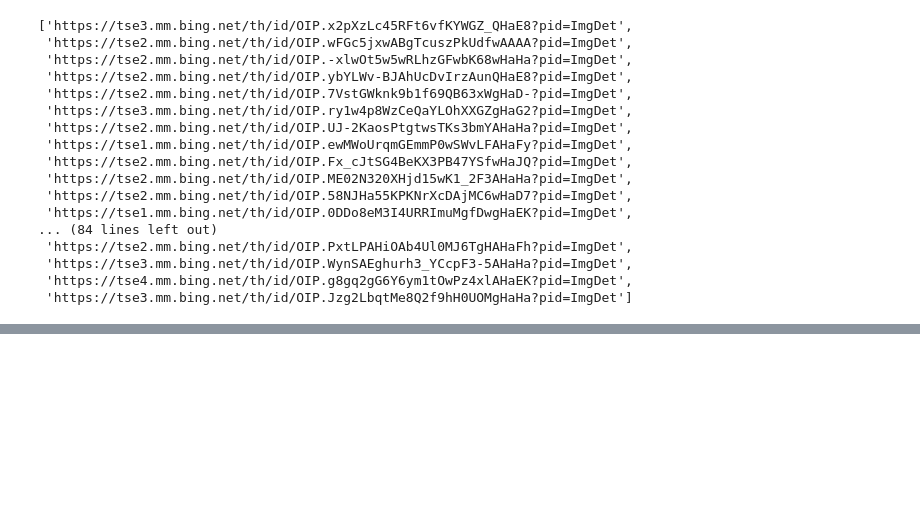
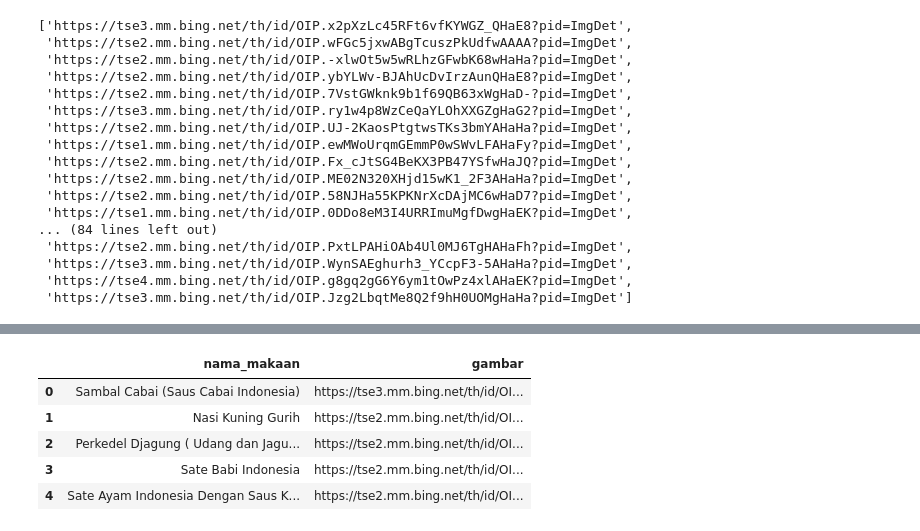
Before and after one commit to TeddyDharma/Food-Recommender, a Jupyter notebook: models/scrap_image_link.ipynb, the cells around one changed output, grey strips where cells are left out. Drawn from its saved outputs; the diff is of its cells as text; code cells hidden in the pictures; blank space fills up the shorter version.

```diff
--- a/models/scrap_image_link.ipynb
+++ b/models/scrap_image_link.ipynb
@@ -133,0 +182,10 @@ ValueError: All arrays must be of the same length
+# %%
+df.drop(labels= "Unnamed: 0", inplace=True, axis = 1)
+df.head()
+# %% [output]
+|  | nama_makaan | gambar |
+| 0 | Sambal Cabai (Saus Cabai Indonesia) | https://tse3.mm.bing.net/th/id/OI... |
+| 1 | Nasi Kuning Gurih | https://tse2.mm.bing.net/th/id/OI... |
+| 2 | Perkedel Djagung ( Udang dan Jagu... | https://tse2.mm.bing.net/th/id/OI... |
+| 3 | Sate Babi Indonesia | https://tse2.mm.bing.net/th/id/OI... |
+| 4 | Sate Ayam Indonesia Dengan Saus K... | https://tse2.mm.bing.net/th/id/OI... |
```
Also changed, not shown: parts of 13 cells of this notebook, 3 other files.
